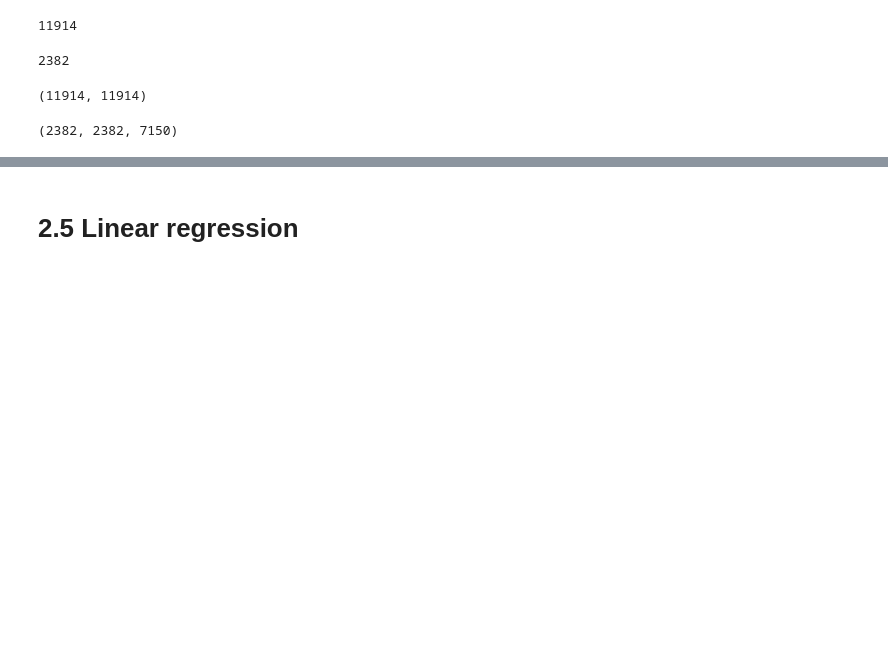
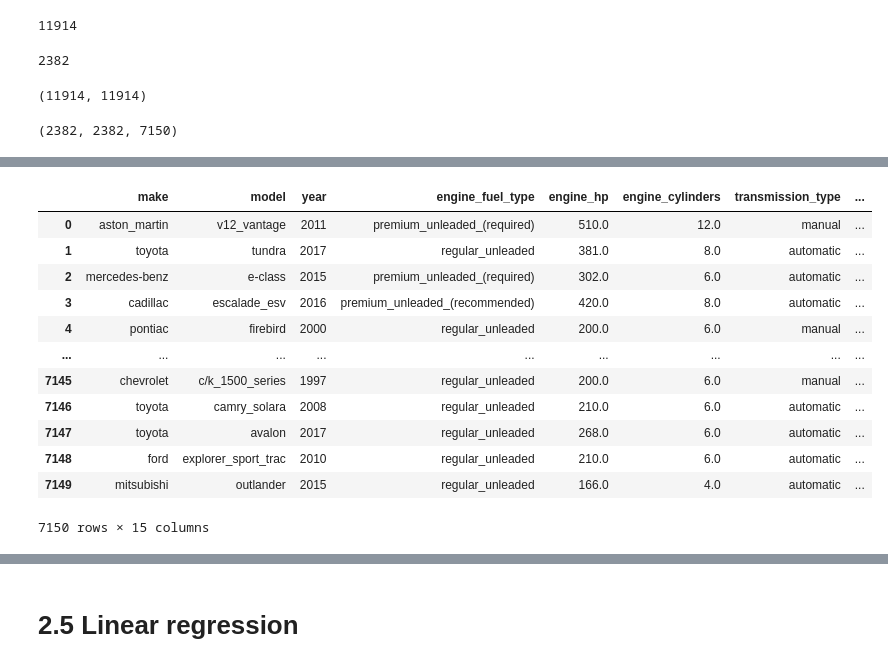
Before and after one commit to sarakubik/MLZoomcamp, a Jupyter notebook: ml_zoomcamp_ch2_data_cleaning.ipynb, the cells around one changed output, grey strips where cells are left out. Cells and saved outputs as stored; diff of their text form; code cells hidden in the pictures; blank space fills up the shorter version.

Commit message:
Add files via upload
learned more about how to deal with categorical variables
wasn't too clear about the "regularizing" section tho

```diff
--- a/ml_zoomcamp_ch2_data_cleaning.ipynb
+++ b/ml_zoomcamp_ch2_data_cleaning.ipynb
@@ -342,8 +349,18 @@ del df_train['msrp']
 del df_val['msrp']
 del df_test['msrp']
 # %%
-np.random.seed(2)
-#to reset index column--- do this before training code
-df_train = df_train.reset_index(drop=True)
-df_val = df_val.reset_index(drop=True)
-df_test = df_test.reset_index(drop=True)
+df_train
+# %% [output]
+|  | make | model | year | engine_fuel_type | engine_hp | engine_cylinders | transmission_type | ... |
+| 0 | aston_martin | v12_vantage | 2011 | premium_unleaded_(required) | 510.0 | 12.0 | manual | ... |
+| 1 | toyota | tundra | 2017 | regular_unleaded | 381.0 | 8.0 | automatic | ... |
+| 2 | mercedes-benz | e-class | 2015 | premium_unleaded_(required) | 302.0 | 6.0 | automatic | ... |
+| 3 | cadillac | escalade_esv | 2016 | premium_unleaded_(recommended) | 420.0 | 8.0 | automatic | ... |
+| 4 | pontiac | firebird | 2000 | regular_unleaded | 200.0 | 6.0 | manual | ... |
+| ... | ... | ... | ... | ... | ... | ... | ... | ... |
+| 7145 | chevrolet | c/k_1500_series | 1997 | regular_unleaded | 200.0 | 6.0 | manual | ... |
+| 7146 | toyota | camry_solara | 2008 | regular_unleaded | 210.0 | 6.0 | automatic | ... |
+| 7147 | toyota | avalon | 2017 | regular_unleaded | 268.0 | 6.0 | automatic | ... |
+| 7148 | ford | explorer_sport_trac | 2010 | regular_unleaded | 210.0 | 6.0 | automatic | ... |
+| 7149 | mitsubishi | outlander | 2015 | regular_unleaded | 166.0 | 4.0 | automatic | ... |
+7150 rows × 15 columns
```
Also changed, not shown: parts of 40 cells of this notebook.
